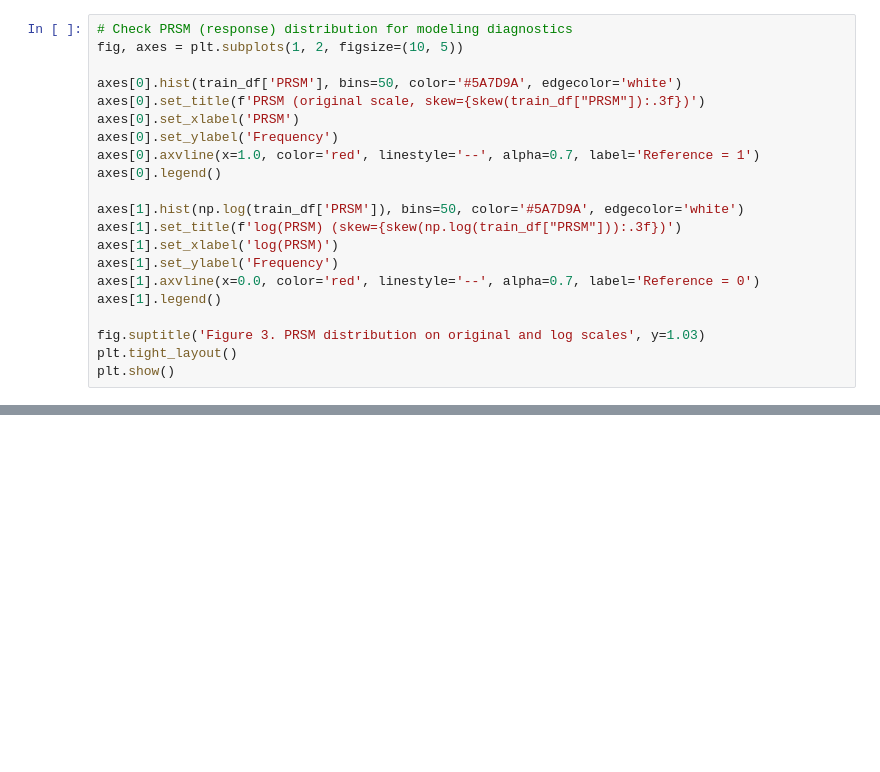
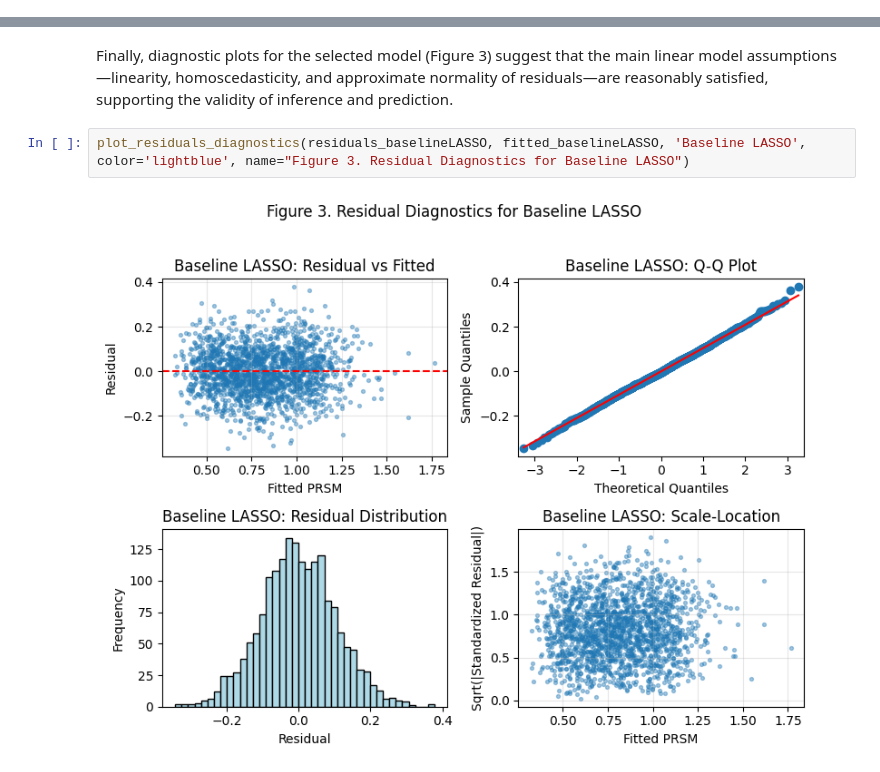
Before and after one commit to etontackett/Stat-628, a Jupyter notebook: TechnicalReport.ipynb, the cells around one changed output, grey strips where cells are left out. Drawn from its saved outputs; the diff is of its cells as text; blank space fills up the shorter version.

```diff
--- a/TechnicalReport.ipynb
+++ b/TechnicalReport.ipynb
@@ -340,21 +0,0 @@ Figure 3 shows raw and log PRSM distributions. PRSM is moderately right-skewed;
-# %%
-# Check PRSM (response) distribution for modeling diagnostics
-fig, axes = plt.subplots(1, 2, figsize=(10, 5))
-
-axes[0].hist(train_df['PRSM'], bins=50, color='#5A7D9A', edgecolor='white')
-axes[0].set_title(f'PRSM (original scale, skew={skew(train_df["PRSM"]):.3f})')
-axes[0].set_xlabel('PRSM')
-axes[0].set_ylabel('Frequency')
-axes[0].axvline(x=1.0, color='red', linestyle='--', alpha=0.7, label='Reference = 1')
-axes[0].legend()
-
-axes[1].hist(np.log(train_df['PRSM']), bins=50, color='#5A7D9A', edgecolor='white')
-axes[1].set_title(f'log(PRSM) (skew={skew(np.log(train_df["PRSM"])):.3f})')
-axes[1].set_xlabel('log(PRSM)')
-axes[1].set_ylabel('Frequency')
-axes[1].axvline(x=0.0, color='red', linestyle='--', alpha=0.7, label='Reference = 0')
-axes[1].legend()
-
-fig.suptitle('Figure 3. PRSM distribution on original and log scales', y=1.03)
-plt.tight_layout()
-plt.show()
@@ -1527,0 +783,6 @@ display_table(stat_not_practical_view, 'Table 10. Statistically detectable but p
+# %% [markdown]
+Finally, diagnostic plots for the selected model (Figure 3) suggest that the main linear model assumptions—linearity, homoscedasticity, and approximate normality of residuals—are reasonably satisfied, supporting the validity of inference and prediction.
+# %%
+plot_residuals_diagnostics(residuals_baselineLASSO, fitted_baselineLASSO, 'Baseline LASSO', color='lightblue', name="Figure 3. Residual Diagnostics for Baseline LASSO")
+# %% [output]
+[figure, added]
```
Also changed, not shown: parts of 68 cells of this notebook, 1 other file.
